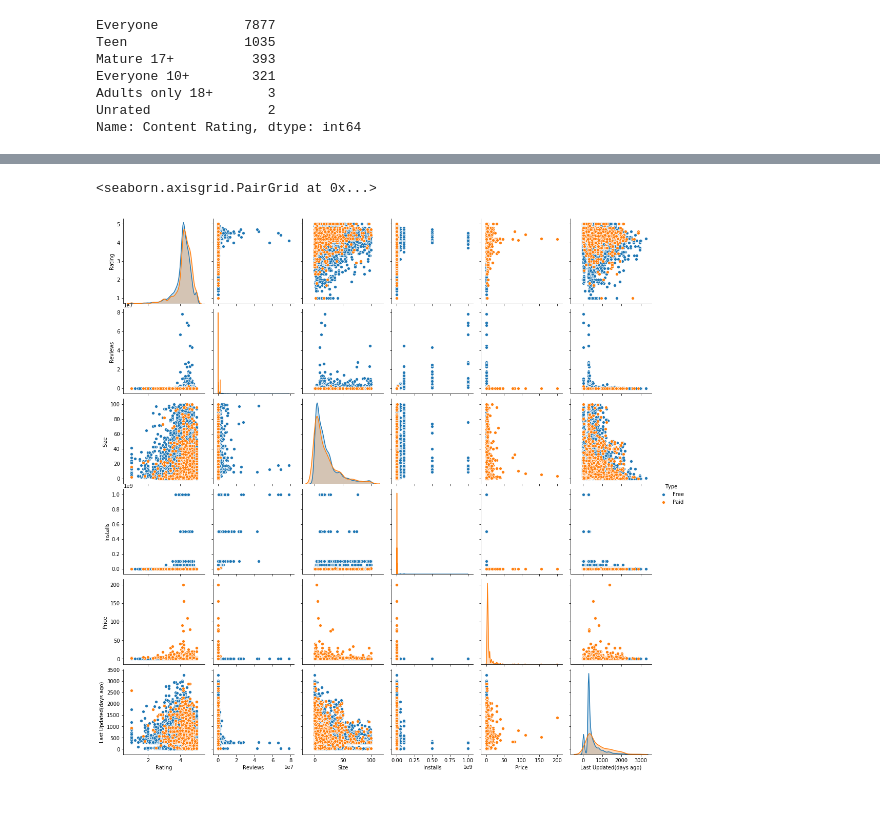
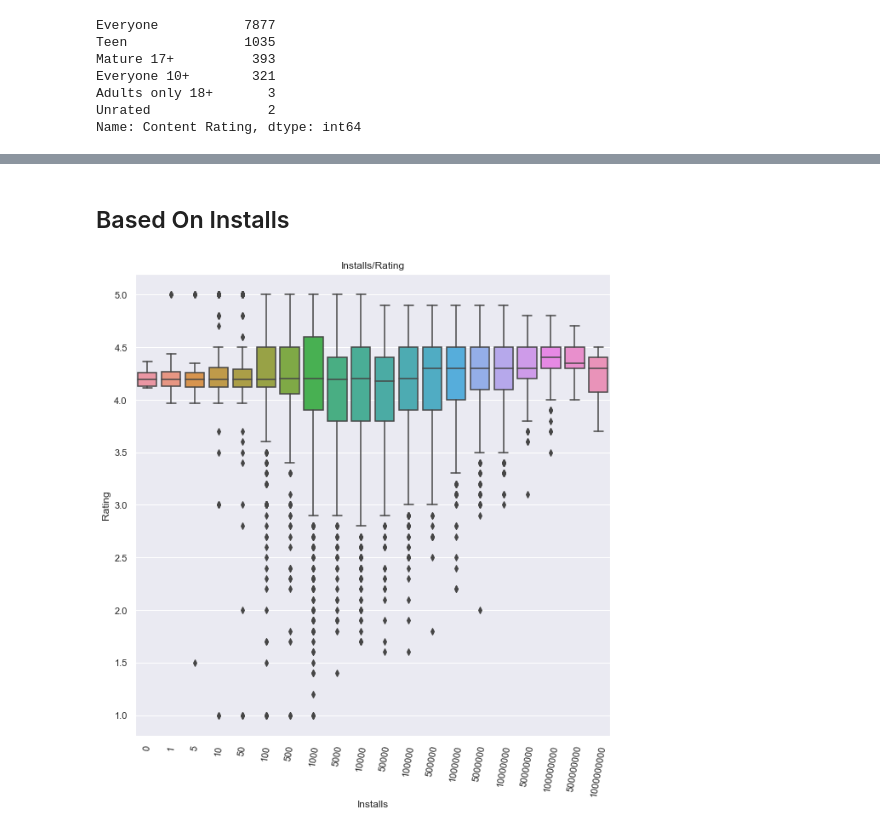
Before and after one commit to brainaulia/Final-Project-Purwadhika-JCDS-01, a Jupyter notebook: Explolatory Data Analaysis.ipynb, the cells around one changed output, grey strips where cells are left out. Cells and saved outputs as stored; diff of their text form; code cells hidden in the pictures; blank space fills up the shorter version.

```diff
--- a/Explolatory Data Analaysis.ipynb
+++ b/Explolatory Data Analaysis.ipynb
@@ -206,5 +211,12 @@ for p in axcr.patches:
-# %%
-sns.pairplot(dfdt.drop('profit',axis=1),hue='Type')
-# %% [output]
-<seaborn.axisgrid.PairGrid at 0x...>
-[figure, removed]
+# %% [markdown]
+## Based On Installs
+# %%
+#boxplot plot installs/rates
+ax = plt.figure(figsize=(10,10))
+sns.set()
+sns.boxplot(x="Installs", y="Rating", data=dfdt)
+plt.title("Installs/Rating")
+plt.xticks(rotation=80)
+plt.show()
+# %% [output]
+[figure, added]
```
Also changed, not shown: parts of 16 cells of this notebook.
